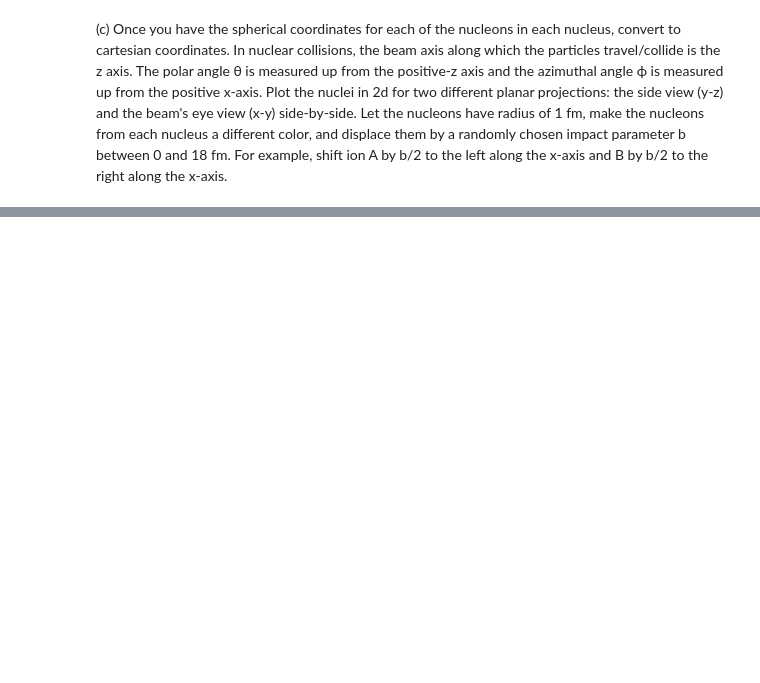
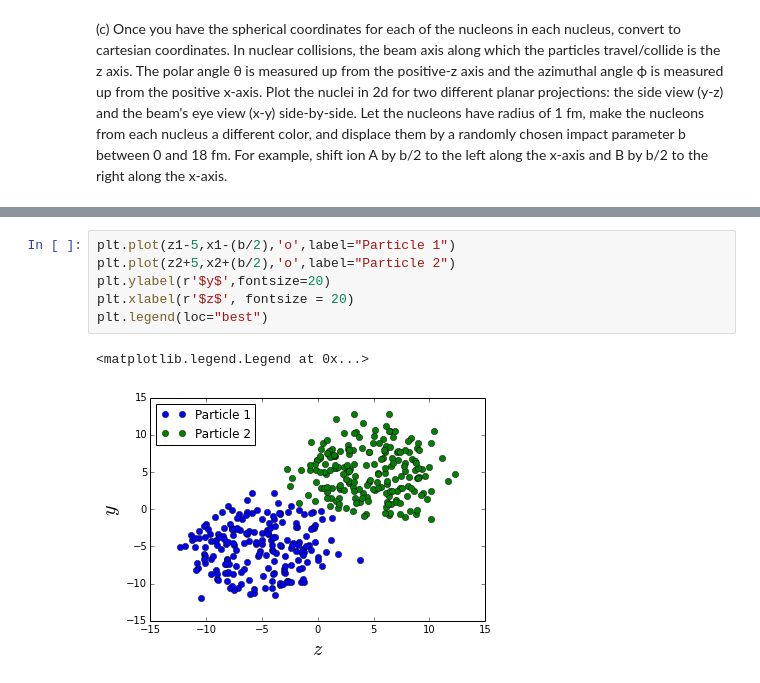
Before and after one commit to eizaguir/PHYS202-S14, a Jupyter notebook: SciPy/RandomAndMCExercises.ipynb, the cells around one changed output, grey strips where cells are left out. Cells and saved outputs as stored; diff of their text form; blank space fills up the shorter version.

```diff
--- a/SciPy/RandomAndMCExercises.ipynb
+++ b/SciPy/RandomAndMCExercises.ipynb
@@ -208,0 +268,9 @@ plt.legend(loc="best")
+# %%
+plt.plot(z1-5,x1-(b/2),'o',label="Particle 1")
+plt.plot(z2+5,x2+(b/2),'o',label="Particle 2")
+plt.ylabel(r'$y$',fontsize=20)
+plt.xlabel(r'$z$', fontsize = 20)
+plt.legend(loc="best")
+# %% [output]
+<matplotlib.legend.Legend at 0x...>
+[figure, added]
```
Also changed, not shown: parts of 17 cells of this notebook.
